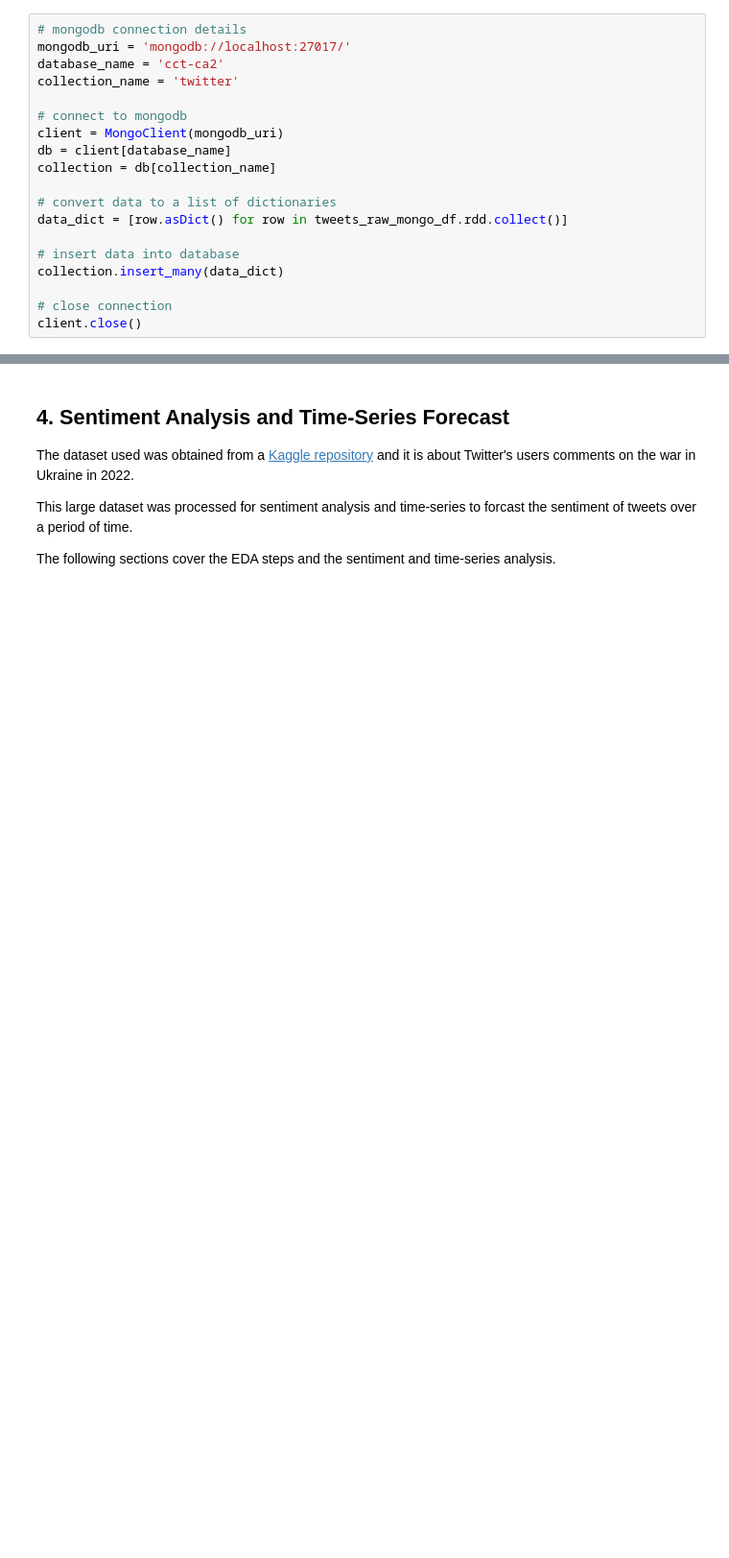
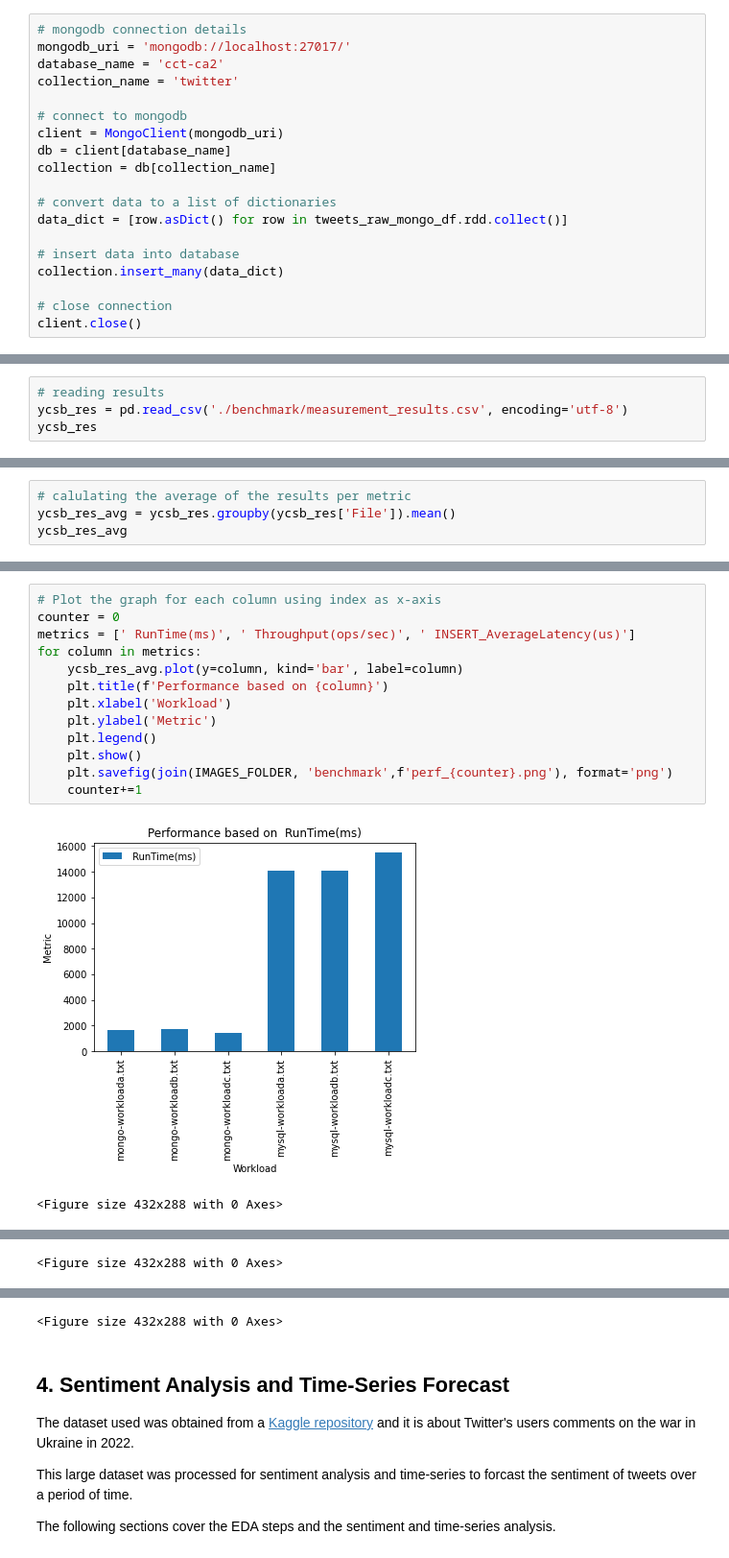
Before and after one commit to CCT-MastersDA/cct-sem2-ca2, a Jupyter notebook: jupyter/ca2-jupyter.ipynb, the cells around one changed output, grey strips where cells are left out. Shown at 96% size. Drawn from its saved outputs; the diff is of its cells as text; blank space fills up the shorter version.

```diff
--- a/jupyter/ca2-jupyter.ipynb
+++ b/jupyter/ca2-jupyter.ipynb
@@ -375,0 +387,4 @@ client.close()
+# %%
+# reading results
+ycsb_res = pd.read_csv('./benchmark/measurement_results.csv', encoding='utf-8')
+ycsb_res
@@ -375,0 +410,4 @@ client.close()
+# %%
+# calulating the average of the results per metric
+ycsb_res_avg = ycsb_res.groupby(ycsb_res['File']).mean()
+ycsb_res_avg
@@ -375,0 +439,16 @@ client.close()
+# %%
+# Plot the graph for each column using index as x-axis
+counter = 0
+metrics = [' RunTime(ms)', ' Throughput(ops/sec)', ' INSERT_AverageLatency(us)']
+for column in metrics:
+    ycsb_res_avg.plot(y=column, kind='bar', label=column)
+    plt.title(f'Performance based on {column}')
+    plt.xlabel('Workload')
+    plt.ylabel('Metric')
+    plt.legend()
+    plt.show()
+    plt.savefig(join(IMAGES_FOLDER, 'benchmark',f'perf_{counter}.png'), format='png')
+    counter+=1
+# %% [output]
+[figure, added]
+<Figure size 432x288 with 0 Axes>
@@ -375,0 +456 @@ client.close()
+<Figure size 432x288 with 0 Axes>
@@ -376,3 +458,4 @@ client.close()
+<Figure size 432x288 with 0 Axes>
 # %% [markdown]
 ## 4. Sentiment Analysis and Time-Series Forecast
 
```
Also changed, not shown: parts of 13 cells of this notebook, 14 other files.
